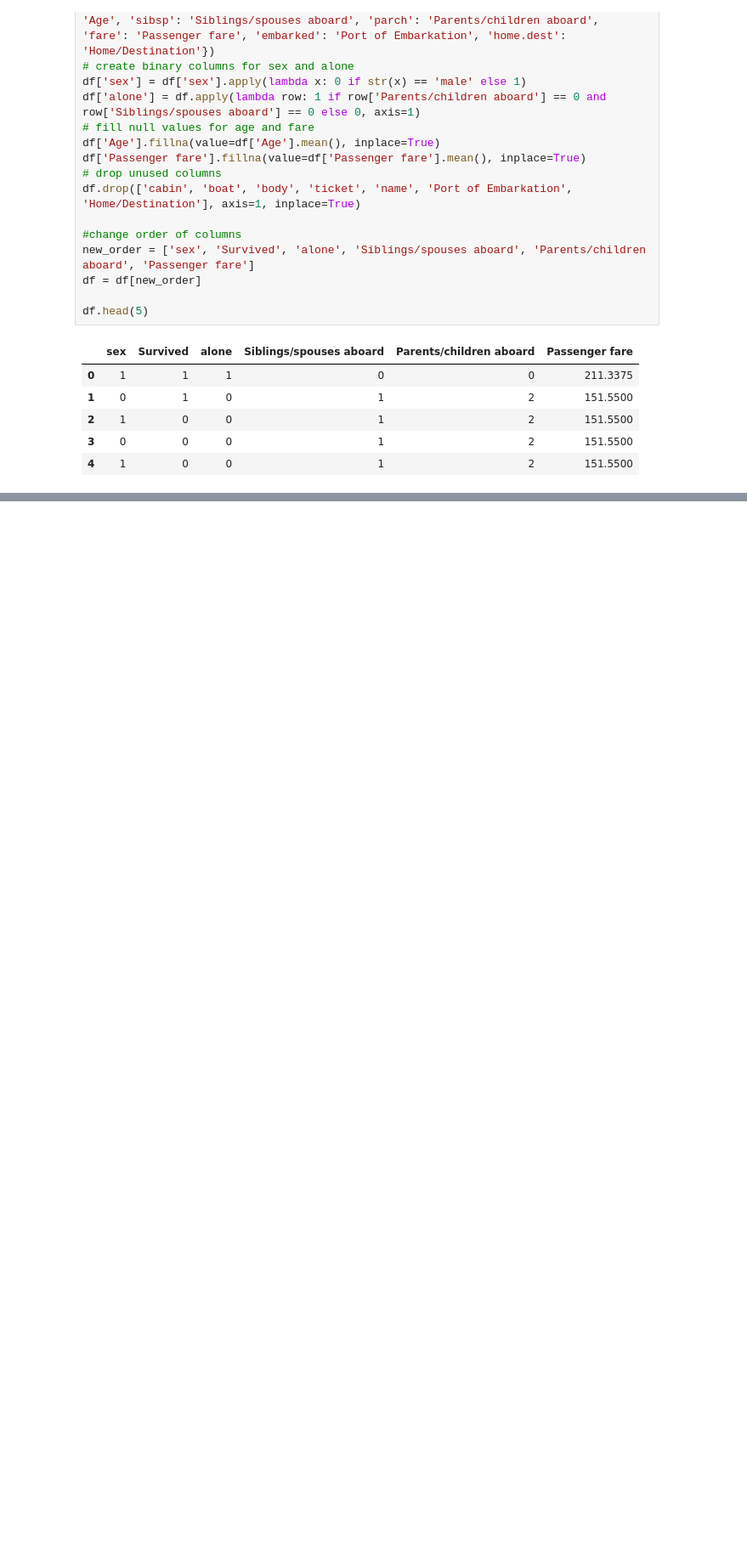
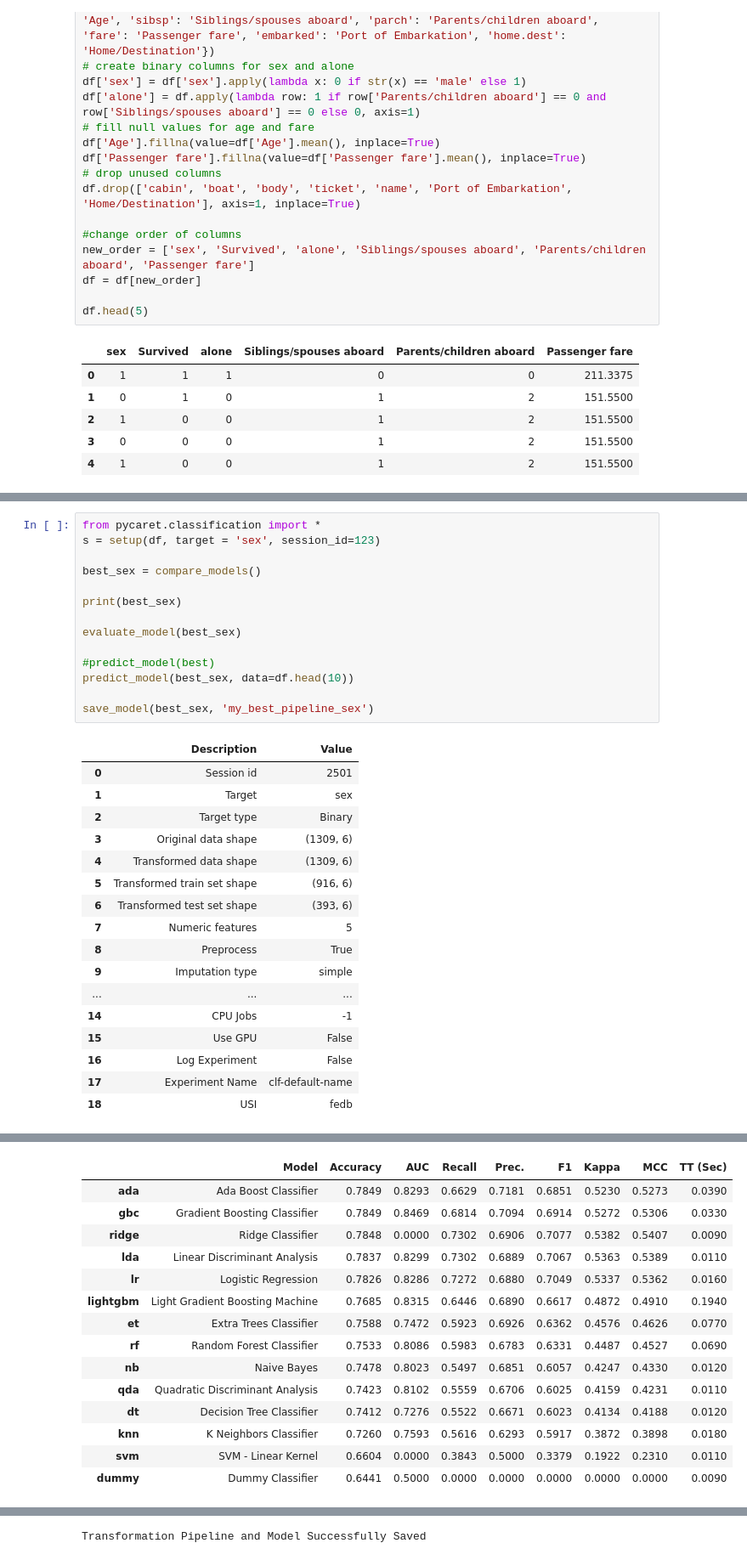
Before and after one commit to HannahCimene/TrioData_Masters, a Jupyter notebook: Files/titanic_dataset/titanic_dataset_hannah1.ipynb, the cells around one changed output, grey strips where cells are left out. Shown at 85% size. Drawn from its saved outputs; the diff is of its cells as text; blank space fills up the shorter version.

```diff
--- a/Files/titanic_dataset/titanic_dataset_hannah1.ipynb
+++ b/Files/titanic_dataset/titanic_dataset_hannah1.ipynb
@@ -90,0 +82,32 @@ predict_model(best, data=df.head(10))
+# %%
+from pycaret.classification import *
+s = setup(df, target = 'sex', session_id=123)
+
+best_sex = compare_models()
+
+print(best_sex)
+
+evaluate_model(best_sex)
+
+#predict_model(best)
+predict_model(best_sex, data=df.head(10))
+
+save_model(best_sex, 'my_best_pipeline_sex')
+# %% [output]
+|  | Description | Value |
+| 0 | Session id | 2501 |
+| 1 | Target | sex |
+| 2 | Target type | Binary |
+| 3 | Original data shape | (1309, 6) |
+| 4 | Transformed data shape | (1309, 6) |
+| 5 | Transformed train set shape | (916, 6) |
+| 6 | Transformed test set shape | (393, 6) |
+| 7 | Numeric features | 5 |
+| 8 | Preprocess | True |
+| 9 | Imputation type | simple |
+| ... | ... | ... |
+| 14 | CPU Jobs | -1 |
+| 15 | Use GPU | False |
+| 16 | Log Experiment | False |
+| 17 | Experiment Name | clf-default-name |
+| 18 | USI | fedb |
@@ -90,0 +115,15 @@ predict_model(best, data=df.head(10))
+|  | Model | Accuracy | AUC | Recall | Prec. | F1 | Kappa | MCC | TT (Sec) |
+| ada | Ada Boost Classifier | 0.7849 | 0.8293 | 0.6629 | 0.7181 | 0.6851 | 0.5230 | 0.5273 | 0.0390 |
+| gbc | Gradient Boosting Classifier | 0.7849 | 0.8469 | 0.6814 | 0.7094 | 0.6914 | 0.5272 | 0.5306 | 0.0330 |
+| ridge | Ridge Classifier | 0.7848 | 0.0000 | 0.7302 | 0.6906 | 0.7077 | 0.5382 | 0.5407 | 0.0090 |
+| lda | Linear Discriminant Analysis | 0.7837 | 0.8299 | 0.7302 | 0.6889 | 0.7067 | 0.5363 | 0.5389 | 0.0110 |
+| lr | Logistic Regression | 0.7826 | 0.8286 | 0.7272 | 0.6880 | 0.7049 | 0.5337 | 0.5362 | 0.0160 |
+| lightgbm | Light Gradient Boosting Machine | 0.7685 | 0.8315 | 0.6446 | 0.6890 | 0.6617 | 0.4872 | 0.4910 | 0.1940 |
+| et | Extra Trees Classifier | 0.7588 | 0.7472 | 0.5923 | 0.6926 | 0.6362 | 0.4576 | 0.4626 | 0.0770 |
+| rf | Random Forest Classifier | 0.7533 | 0.8086 | 0.5983 | 0.6783 | 0.6331 | 0.4487 | 0.4527 | 0.0690 |
+| nb | Naive Bayes | 0.7478 | 0.8023 | 0.5497 | 0.6851 | 0.6057 | 0.4247 | 0.4330 | 0.0120 |
+| qda | Quadratic Discriminant Analysis | 0.7423 | 0.8102 | 0.5559 | 0.6706 | 0.6025 | 0.4159 | 0.4231 | 0.0110 |
+| dt | Decision Tree Classifier | 0.7412 | 0.7276 | 0.5522 | 0.6671 | 0.6023 | 0.4134 | 0.4188 | 0.0120 |
+| knn | K Neighbors Classifier | 0.7260 | 0.7593 | 0.5616 | 0.6293 | 0.5917 | 0.3872 | 0.3898 | 0.0180 |
+| svm | SVM - Linear Kernel | 0.6604 | 0.0000 | 0.3843 | 0.5000 | 0.3379 | 0.1922 | 0.2310 | 0.0110 |
+| dummy | Dummy Classifier | 0.6441 | 0.5000 | 0.0000 | 0.0000 | 0.0000 | 0.0000 | 0.0000 | 0.0090 |
@@ -90,0 +137 @@ predict_model(best, data=df.head(10))
+Transformation Pipeline and Model Successfully Saved
```
Also changed, not shown: parts of 8 cells of this notebook, 4 other files.
